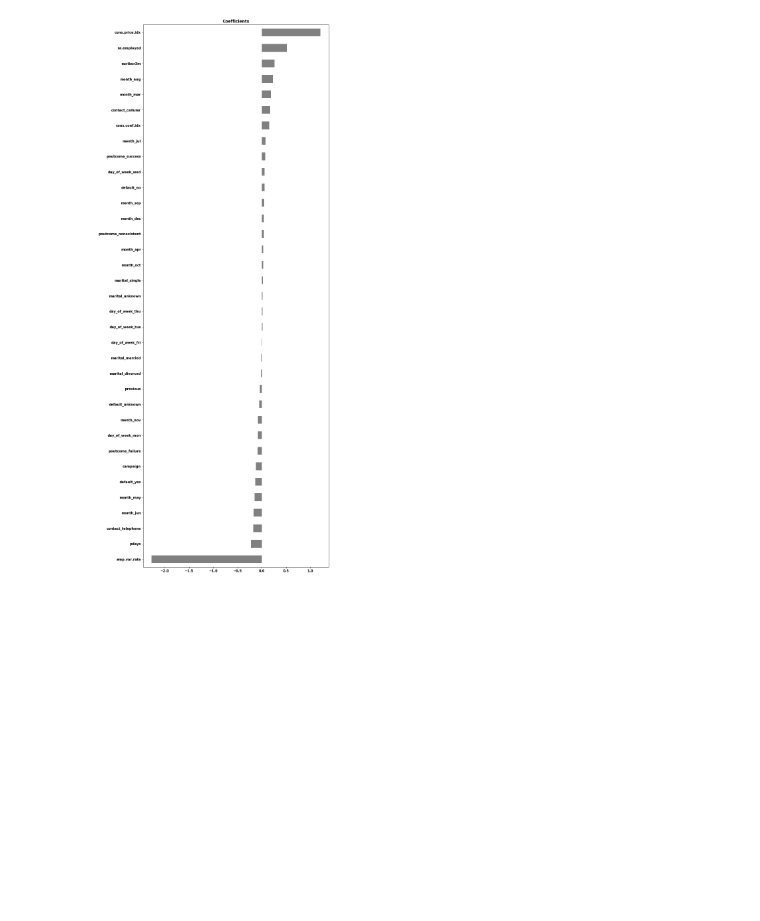
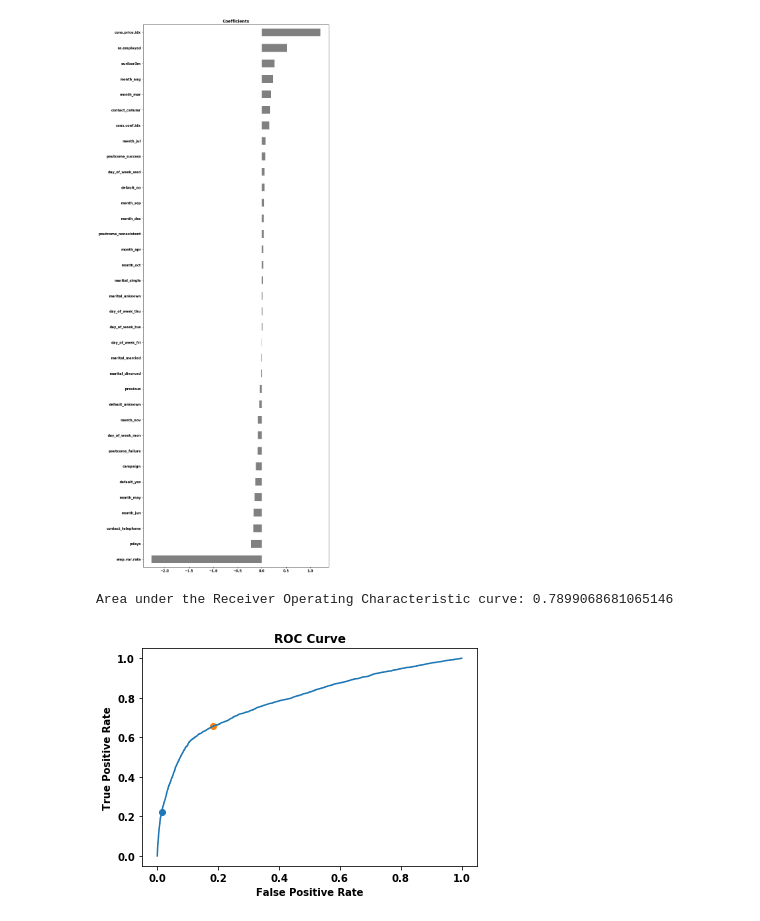
Before and after one commit to LambdaSchool/DS-Unit-2-Sprint-3-Classification-Validation, a Jupyter notebook: LS_DS_242_Validate_Classification_Problems_Assignment.ipynb, the cells around one changed output. Saved outputs shown, nothing was run; the diff lists cells and outputs as text; code cells hidden in the pictures; blank space fills up the shorter version.

```diff
--- a/LS_DS_242_Validate_Classification_Problems_Assignment.ipynb
+++ b/LS_DS_242_Validate_Classification_Problems_Assignment.ipynb
@@ -245,3 +245,37 @@ feature_names = pipeline.named_steps['onehotencoder'].transform(X_train).columns
 pd.Series(coefficients, feature_names).sort_values().plot.barh(color='gray');
 # %% [output]
 [figure]
+# %%
+# Plot ROC curve
+fpr, tpr, threshold = roc_curve(y_train, y_pred_proba)
+plt.plot(fpr, tpr)
+plt.title('ROC Curve')
+plt.xlabel('False Positive Rate')
+plt.ylabel('True Positive Rate')
+print('Area under the Receiver Operating Characteristic curve:',
+     roc_auc_score(y_train, y_pred_proba))
+
+# When threshold = 0.5
+false_positives = 420
+true_positives = 831
+false_negatives = 2881
+true_negatives = 28818
+actual_positives = true_positives + false_negatives
+actual_negatives = true_negatives + false_positives
+false_positive_rate = false_positives / actual_negatives
+true_positive_rate = true_positives/ actual_positives
+plt.scatter(false_positive_rate, true_positive_rate)
+
+# When threshold = 0.1
+false_positives = 5399
+true_positives = 2438
+false_negatives = 1274
+true_negatives = 23839
+actual_positives = true_positives + false_negatives
+actual_negatives = true_negatives + false_positives
+false_positive_rate = false_positives / actual_negatives
+true_positive_rate = true_positives / actual_positives
+plt.scatter(false_positive_rate, true_positive_rate);
+# %% [output]
+Area under the Receiver Operating Characteristic curve: 0.7899068681065146
+[figure, added]
```
Also changed, not shown: parts of 5 cells of this notebook.
